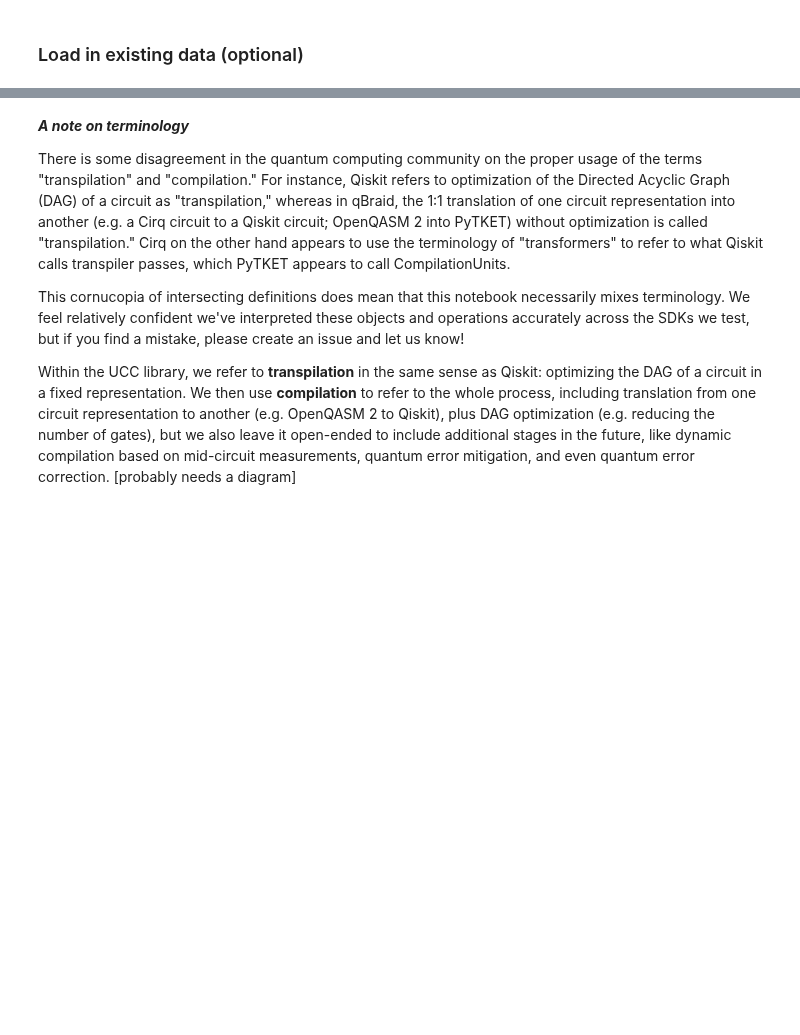
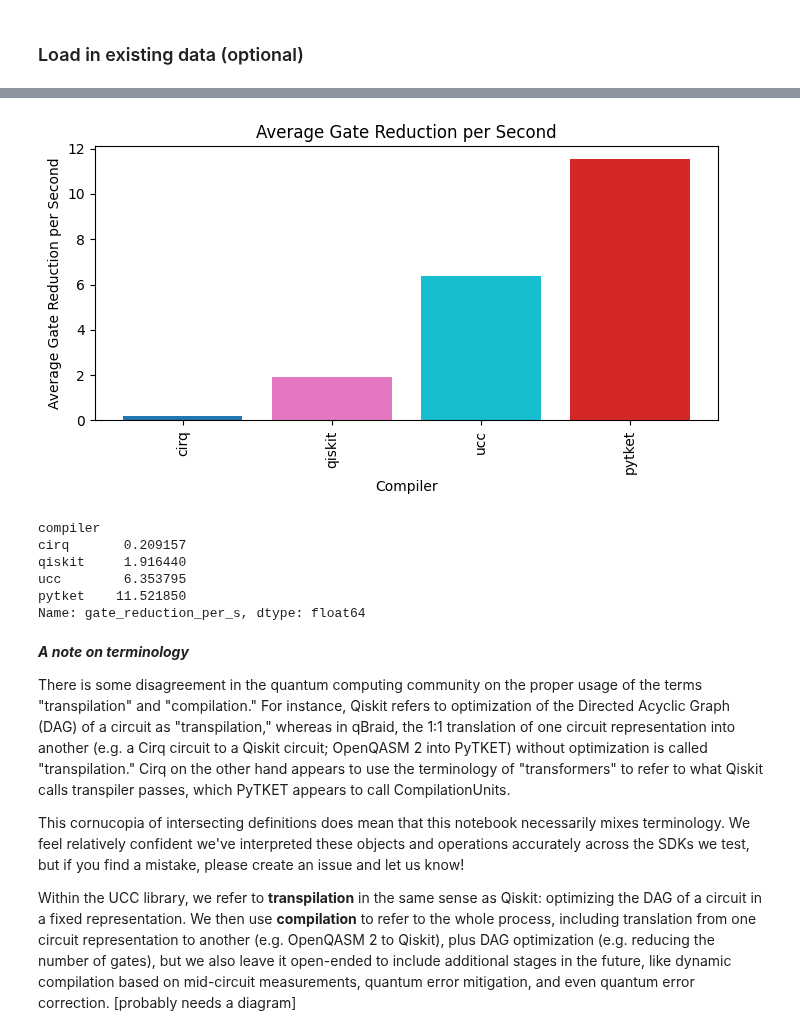
Before and after one commit to xs-es/ucc, a Jupyter notebook: benchmarks/ucc_benchmarks.ipynb, the cells around one changed output, grey strips where cells are left out. Saved outputs shown, nothing was run; the diff lists cells and outputs as text; code cells hidden in the pictures; blank space fills up the shorter version.

```diff
--- a/benchmarks/ucc_benchmarks.ipynb
+++ b/benchmarks/ucc_benchmarks.ipynb
@@ -409,3 +318,33 @@ print(average_reduction_sorted)
+# %%
+# Create a separate figure for average gate reduction per second
+fig, ax = plt.subplots(figsize=(7, 4))  # Adjust size to be smaller
+
+# Calculate average gate reduction per second across all circuits
+avg_gate_reduction_per_s = df.groupby("compiler")["gate_reduction_per_s"].mean().sort_values()
+
+# Plot Average Gate Reduction per Second
+ax.bar(avg_gate_reduction_per_s.index, avg_gate_reduction_per_s.values,
+       color=[color_map[compiler] for compiler in avg_gate_reduction_per_s.index])
+
+ax.set_title("Average Gate Reduction per Second")
+ax.set_xlabel("Compiler")
+ax.set_ylabel("Average Gate Reduction per Second")
+ax.tick_params(axis='x', rotation=90)
+
+# Show the second figure
+plt.tight_layout()
+plt.show()
+# %% [output]
+[figure, added]
+# %%
+print(avg_gate_reduction_per_s)
+# %% [output]
+compiler
+cirq       0.209157
+qiskit     1.916440
+ucc        6.353795
+pytket    11.521850
+Name: gate_reduction_per_s, dtype: float64
 # %% [markdown]
 ***A note on terminology***
 
```
Also changed, not shown: parts of 10 cells of this notebook.
